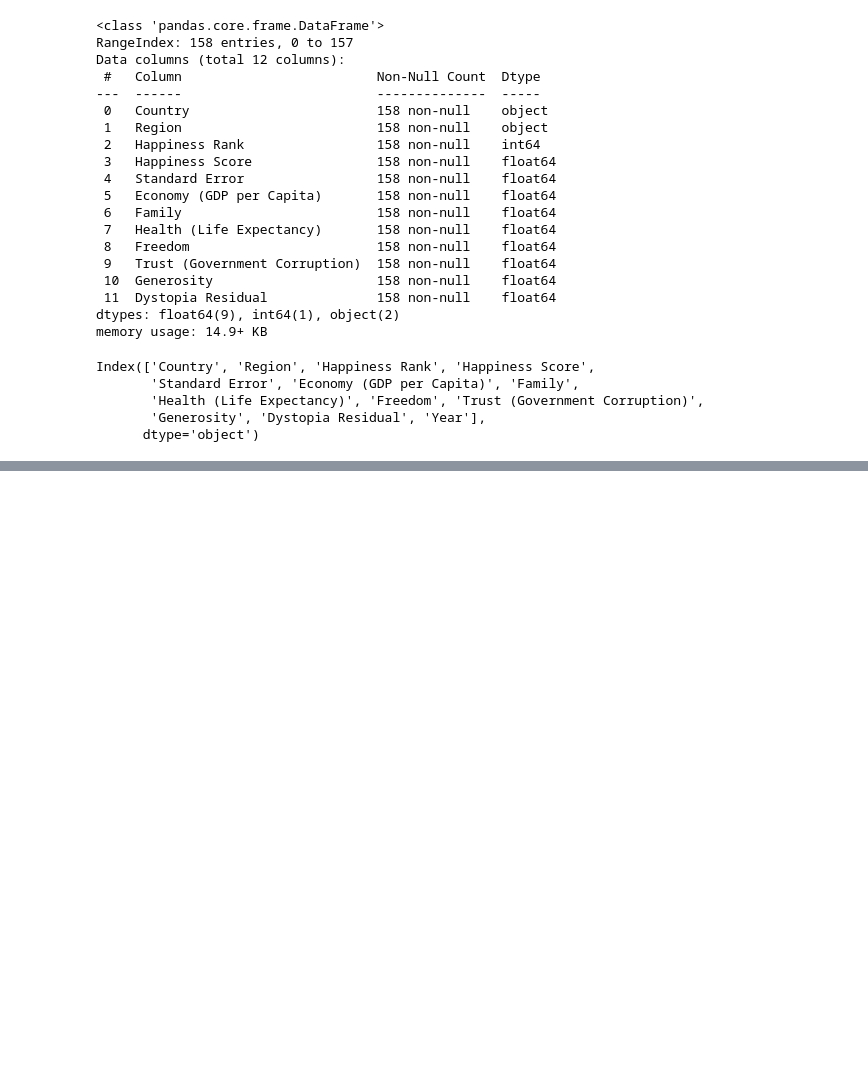
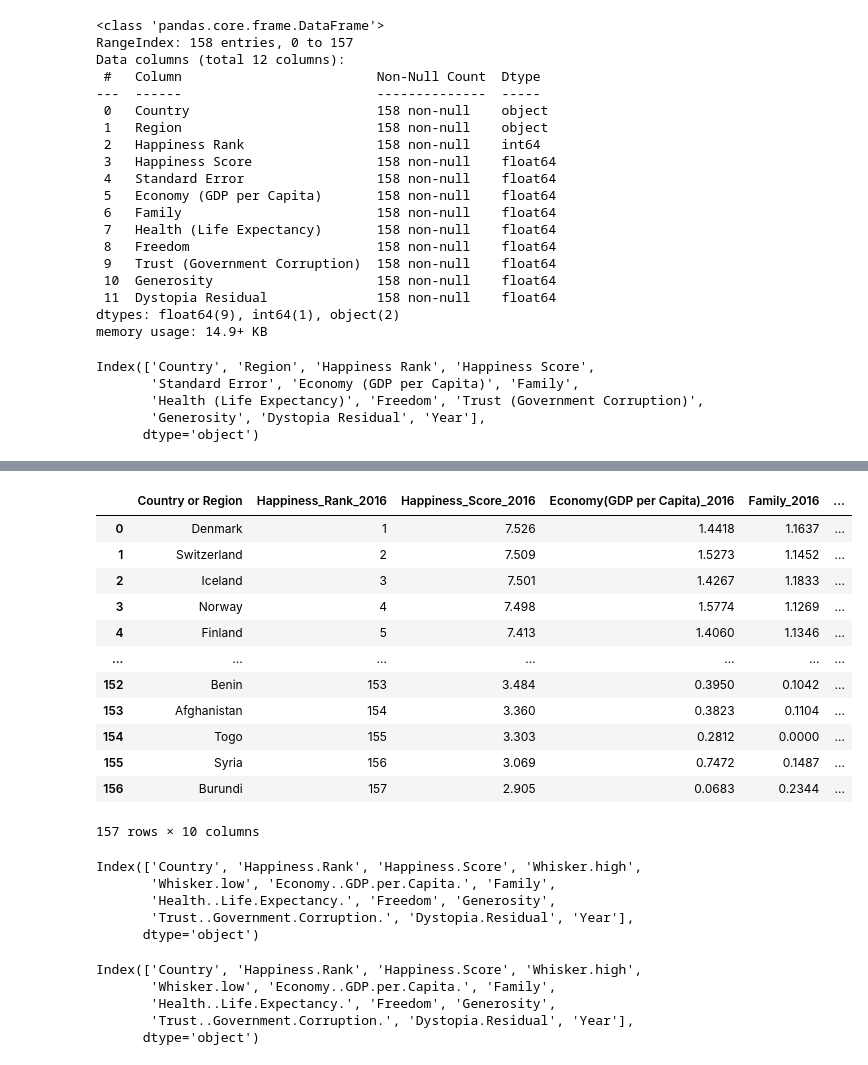
Before and after one commit to benwbarr/ETL-Project, a Jupyter notebook: Resources/Project2Data.ipynb, the cells around one changed output, grey strips where cells are left out. Saved outputs shown, nothing was run; the diff lists cells and outputs as text; code cells hidden in the pictures; blank space fills up the shorter version.

```diff
--- a/Resources/Project2Data.ipynb
+++ b/Resources/Project2Data.ipynb
@@ -118 +152,34 @@ h_2016['Dystopia Residual'] = round(h_2016['Dystopia Residual'],4)
+# %%
+h_2016 = h_2016.rename(columns={'Country':'Country or Region','Happiness Rank':'Happiness_Rank_2016',
+                                   'Happiness Score':'Happiness_Score_2016',
+                                    'Economy (GDP per Capita)':'Economy(GDP per Capita)_2016', 'Family':'Family_2016',
+                                   'Health (Life Expectancy)':'Health_(Life_Expectancy)_2016', 'Freedom':'Freedom_2016',
+                                   'Trust (Government Corruption)':'Trust(Government_Corruption)_2016', 'Generosity':'Generosity_2016',
+                                   'Dystopia Residual':'Dystopia_Residual_2016'})
+# %%
+h_2016.drop(['Region', 'Year','Lower Confidence Interval','Upper Confidence Interval'], axis=1, inplace=True)
+
+h_2016
+# %% [output]
+|  | Country or Region | Happiness_Rank_2016 | Happiness_Score_2016 | Economy(GDP per Capita)_2016 | Family_2016 | ... |
+| 0 | Denmark | 1 | 7.526 | 1.4418 | 1.1637 | ... |
+| 1 | Switzerland | 2 | 7.509 | 1.5273 | 1.1452 | ... |
+| 2 | Iceland | 3 | 7.501 | 1.4267 | 1.1833 | ... |
+| 3 | Norway | 4 | 7.498 | 1.5774 | 1.1269 | ... |
+| 4 | Finland | 5 | 7.413 | 1.4060 | 1.1346 | ... |
+| ... | ... | ... | ... | ... | ... | ... |
+| 152 | Benin | 153 | 3.484 | 0.3950 | 0.1042 | ... |
+| 153 | Afghanistan | 154 | 3.360 | 0.3823 | 0.1104 | ... |
+| 154 | Togo | 155 | 3.303 | 0.2812 | 0.0000 | ... |
+| 155 | Syria | 156 | 3.069 | 0.7472 | 0.1487 | ... |
+| 156 | Burundi | 157 | 2.905 | 0.0683 | 0.2344 | ... |
+157 rows × 10 columns
+# %%
+print(h_2017.columns)
+# %% [output]
+Index(['Country', 'Happiness.Rank', 'Happiness.Score', 'Whisker.high',
+       'Whisker.low', 'Economy..GDP.per.Capita.', 'Family',
+       'Health..Life.Expectancy.', 'Freedom', 'Generosity',
+       'Trust..Government.Corruption.', 'Dystopia.Residual', 'Year'],
+      dtype='object')
 # %%
@@ -177,0 +205,8 @@ h_2019['Dystopia Residual'] = round(h_2019['Dystopia Residual'],4)
+# %%
+print(h_2017.columns)
+# %% [output]
+Index(['Country', 'Happiness.Rank', 'Happiness.Score', 'Whisker.high',
+       'Whisker.low', 'Economy..GDP.per.Capita.', 'Family',
+       'Health..Life.Expectancy.', 'Freedom', 'Generosity',
+       'Trust..Government.Corruption.', 'Dystopia.Residual', 'Year'],
+      dtype='object')
```
Also changed, not shown: parts of 32 cells of this notebook.
